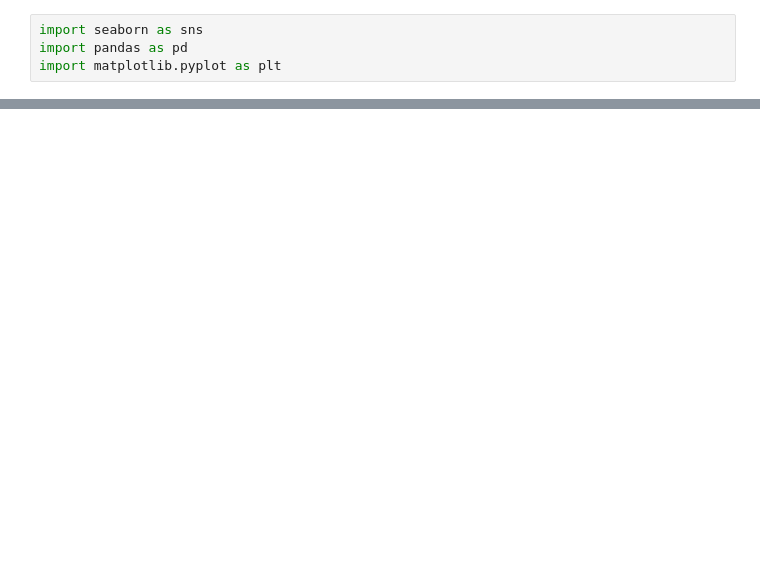
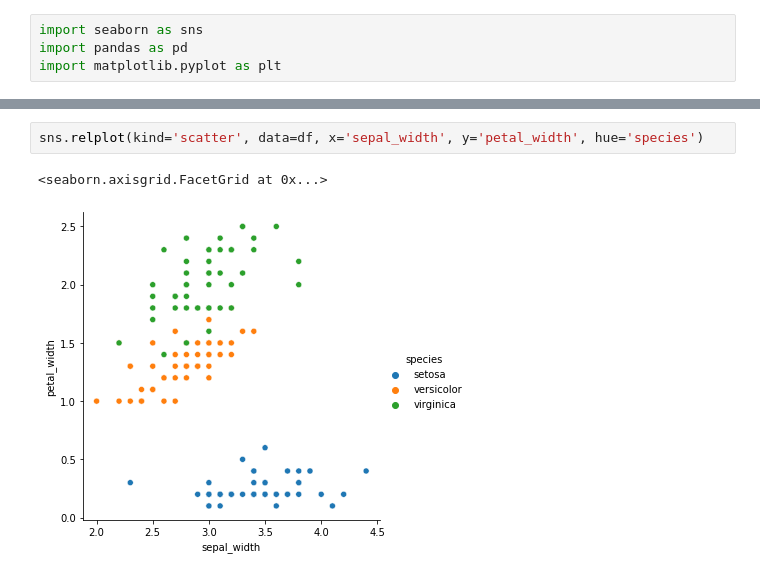
Before and after one commit to Andre-Carrillo/python-scripts, a Jupyter notebook: Intermediate Seaborn course.ipynb, the cells around one changed output, grey strips where cells are left out. Cells and saved outputs as stored; diff of their text form; blank space fills up the shorter version.

```diff
--- a/Intermediate Seaborn course.ipynb
+++ b/Intermediate Seaborn course.ipynb
@@ -51,0 +53,5 @@ sns.distplot(df['firing_rate'])
+# %%
+sns.relplot(kind='scatter', data=df, x='sepal_width', y='petal_width', hue='species')
+# %% [output]
+<seaborn.axisgrid.FacetGrid at 0x...>
+[figure, added]
```
Also changed, not shown: parts of 13 cells of this notebook, 3 other files.
